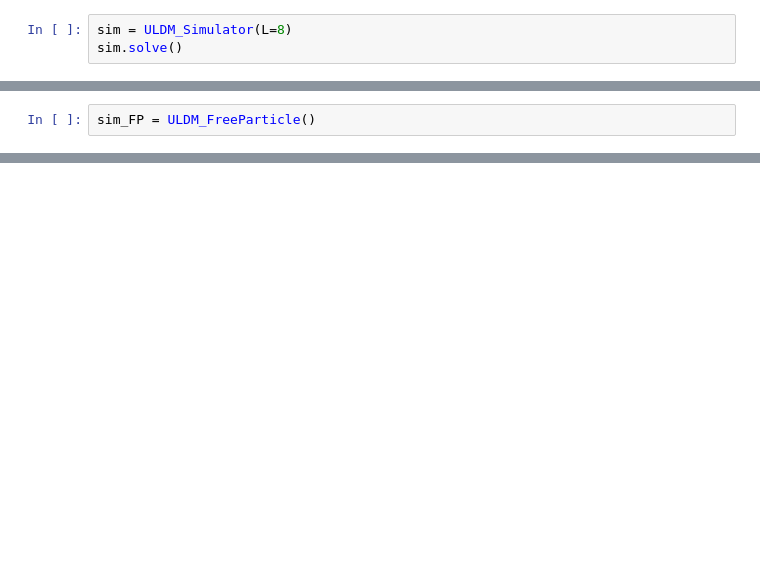
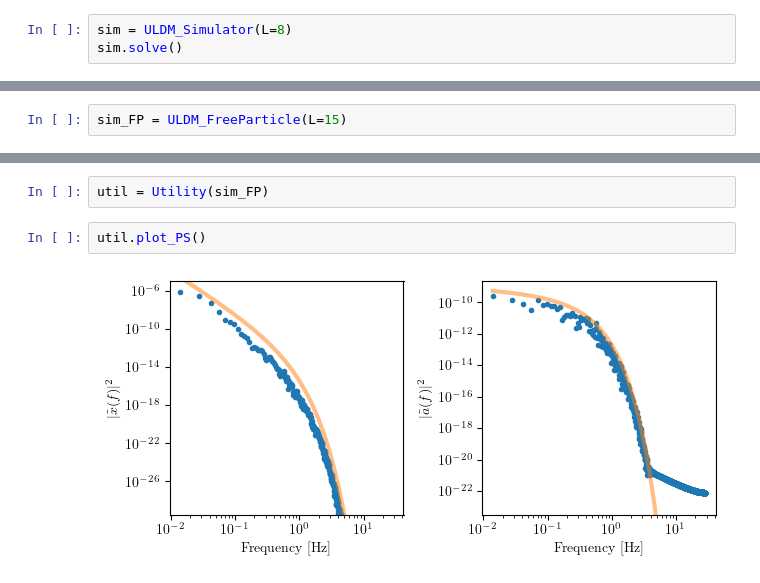
Before and after one commit to hjkim0620/ULDM_HarmonicOscillator, a Jupyter notebook: ULDM_HarmonicOscillator.ipynb, the cells around one changed output, grey strips where cells are left out. Saved outputs shown, nothing was run; the diff lists cells and outputs as text; blank space fills up the shorter version.

```diff
--- a/ULDM_HarmonicOscillator.ipynb
+++ b/ULDM_HarmonicOscillator.ipynb
@@ -212,4 +303,4 @@ class ULDM_FreeParticle(ULDM_Simulator):
 # %%
-sim_FP = ULDM_FreeParticle()
+sim_FP = ULDM_FreeParticle(L=15)
 # %%
 sim_FP.solve()
@@ -217,0 +307,6 @@ KeyboardInterrupt:
+# %%
+util = Utility(sim_FP)
+# %%
+util.plot_PS()
+# %% [output]
+[figure, added]
```
Also changed, not shown: parts of 16 cells of this notebook.
